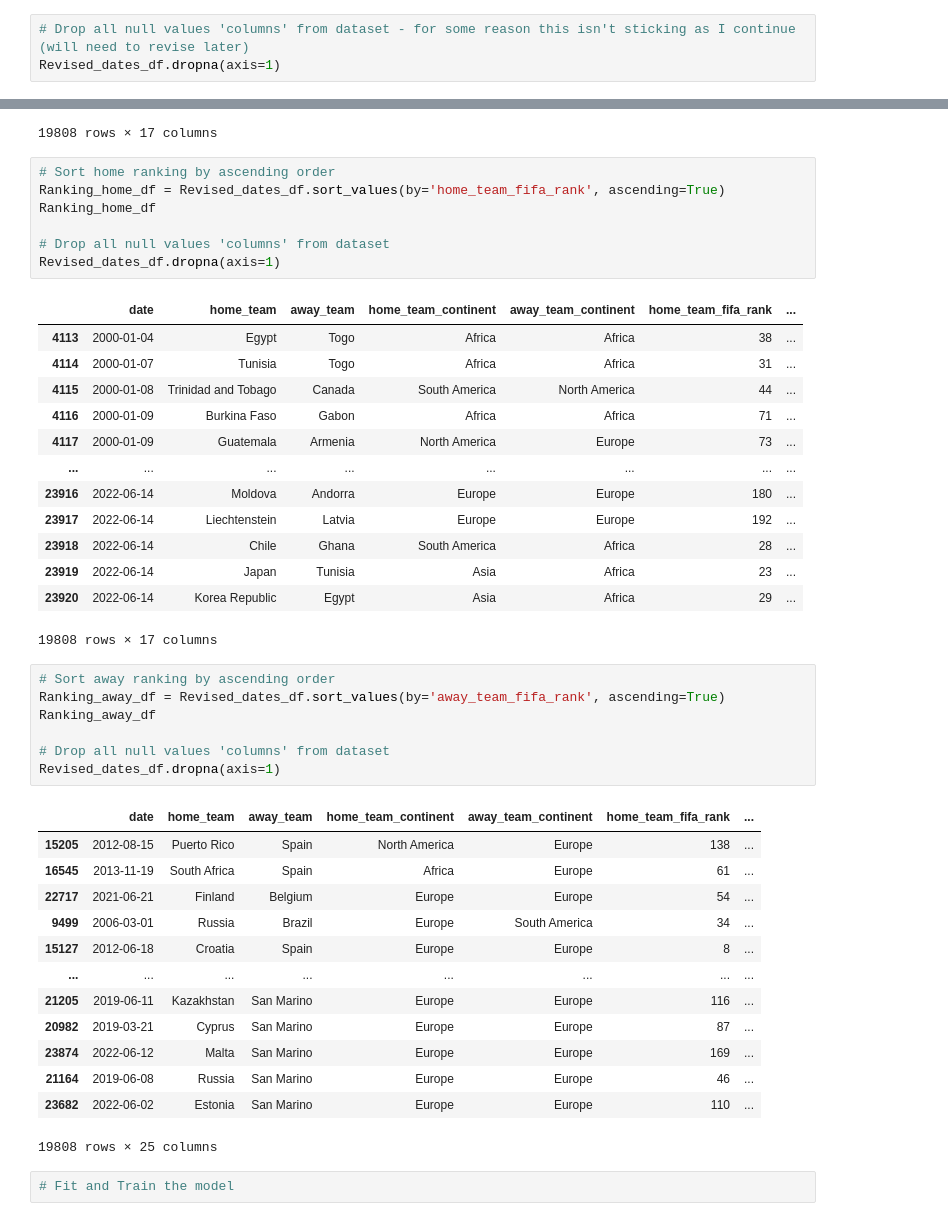
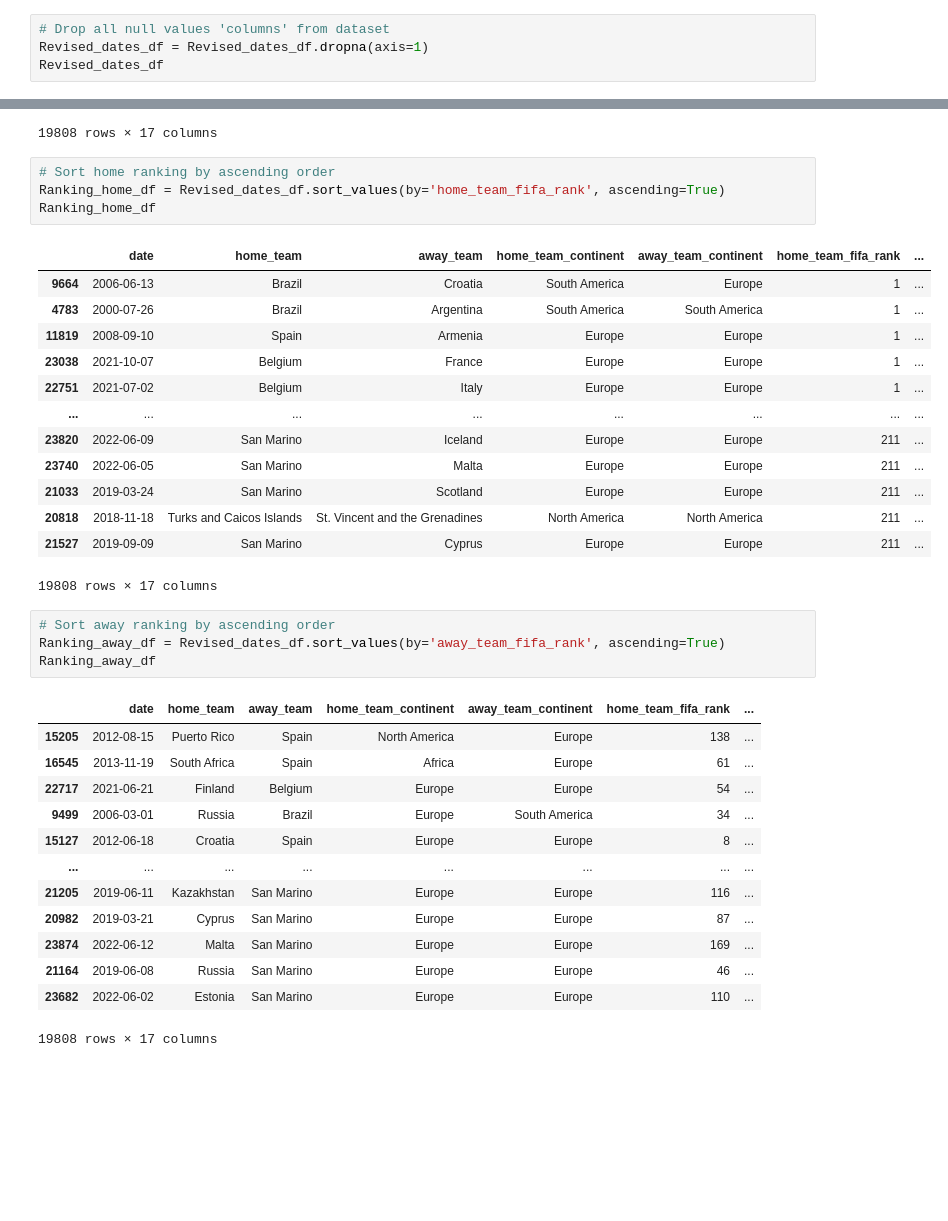
Before and after one commit to annakthrnlee/FIFA_World_Cup, a Jupyter notebook: Revised_International_Matches.ipynb, the cells around one changed output, grey strips where cells are left out. Saved outputs shown, nothing was run; the diff lists cells and outputs as text; blank space fills up the shorter version.

```diff
--- a/Revised_International_Matches.ipynb
+++ b/Revised_International_Matches.ipynb
@@ -69,8 +74,9 @@ Revised_dates_df
 | 23920 | 2022-06-14 | Korea Republic | Egypt | Asia | Africa | 29 | ... |
 19808 rows × 25 columns
 # %%
-# Drop all null values 'columns' from dataset - for some reason this isn't sticking as I continue (will need to revise later)
-Revised_dates_df.dropna(axis=1)
+# Drop all null values 'columns' from dataset
+Revised_dates_df = Revised_dates_df.dropna(axis=1)
+Revised_dates_df
 # %% [output]
 |  | date | home_team | away_team | home_team_continent | away_team_continent | home_team_fifa_rank | ... |
 | 4113 | 2000-01-04 | Egypt | Togo | Africa | Africa | 38 | ... |
@@ -88,31 +94,25 @@ Revised_dates_df.dropna(axis=1)
 # %%
 # Sort home ranking by ascending order
 Ranking_home_df = Revised_dates_df.sort_values(by='home_team_fifa_rank', ascending=True)
 Ranking_home_df
-
-# Drop all null values 'columns' from dataset
-Revised_dates_df.dropna(axis=1)
 # %% [output]
 |  | date | home_team | away_team | home_team_continent | away_team_continent | home_team_fifa_rank | ... |
-| 4113 | 2000-01-04 | Egypt | Togo | Africa | Africa | 38 | ... |
-| 4114 | 2000-01-07 | Tunisia | Togo | Africa | Africa | 31 | ... |
-| 4115 | 2000-01-08 | Trinidad and Tobago | Canada | South America | North America | 44 | ... |
-| 4116 | 2000-01-09 | Burkina Faso | Gabon | Africa | Africa | 71 | ... |
-| 4117 | 2000-01-09 | Guatemala | Armenia | North America | Europe | 73 | ... |
+| 9664 | 2006-06-13 | Brazil | Croatia | South America | Europe | 1 | ... |
+| 4783 | 2000-07-26 | Brazil | Argentina | South America | South America | 1 | ... |
+| 11819 | 2008-09-10 | Spain | Armenia | Europe | Europe | 1 | ... |
+| 23038 | 2021-10-07 | Belgium | France | Europe | Europe | 1 | ... |
+| 22751 | 2021-07-02 | Belgium | Italy | Europe | Europe | 1 | ... |
 | ... | ... | ... | ... | ... | ... | ... | ... |
-| 23916 | 2022-06-14 | Moldova | Andorra | Europe | Europe | 180 | ... |
-| 23917 | 2022-06-14 | Liechtenstein | Latvia | Europe | Europe | 192 | ... |
-| 23918 | 2022-06-14 | Chile | Ghana | South America | Africa | 28 | ... |
-| 23919 | 2022-06-14 | Japan | Tunisia | Asia | Africa | 23 | ... |
-| 23920 | 2022-06-14 | Korea Republic | Egypt | Asia | Africa | 29 | ... |
+| 23820 | 2022-06-09 | San Marino | Iceland | Europe | Europe | 211 | ... |
+| 23740 | 2022-06-05 | San Marino | Malta | Europe | Europe | 211 | ... |
+| 21033 | 2019-03-24 | San Marino | Scotland | Europe | Europe | 211 | ... |
+| 20818 | 2018-11-18 | Turks and Caicos Islands | St. Vincent and the Grenadines | North America | North America | 211 | ... |
+| 21527 | 2019-09-09 | San Marino | Cyprus | Europe | Europe | 211 | ... |
 19808 rows × 17 columns
 # %%
 # Sort away ranking by ascending order
 Ranking_away_df = Revised_dates_df.sort_values(by='away_team_fifa_rank', ascending=True)
 Ranking_away_df
-
-# Drop all null values 'columns' from dataset
-Revised_dates_df.dropna(axis=1)
 # %% [output]
 |  | date | home_team | away_team | home_team_continent | away_team_continent | home_team_fifa_rank | ... |
 | 15205 | 2012-08-15 | Puerto Rico | Spain | North America | Europe | 138 | ... |
@@ -126,6 +126,4 @@ Revised_dates_df.dropna(axis=1)
 | 23874 | 2022-06-12 | Malta | San Marino | Europe | Europe | 169 | ... |
 | 21164 | 2019-06-08 | Russia | San Marino | Europe | Europe | 46 | ... |
 | 23682 | 2022-06-02 | Estonia | San Marino | Europe | Europe | 110 | ... |
-19808 rows × 25 columns
+19808 rows × 17 columns
-# %%
-# Fit and Train the model
```
Also changed, not shown: parts of 4 cells of this notebook.
